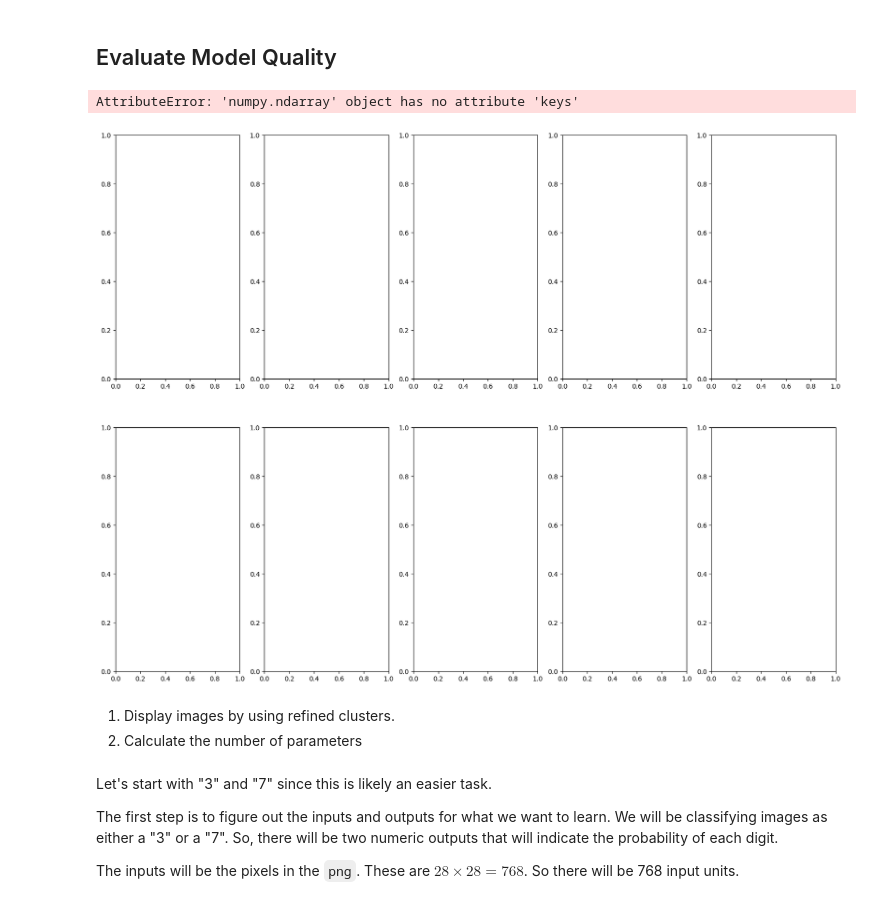
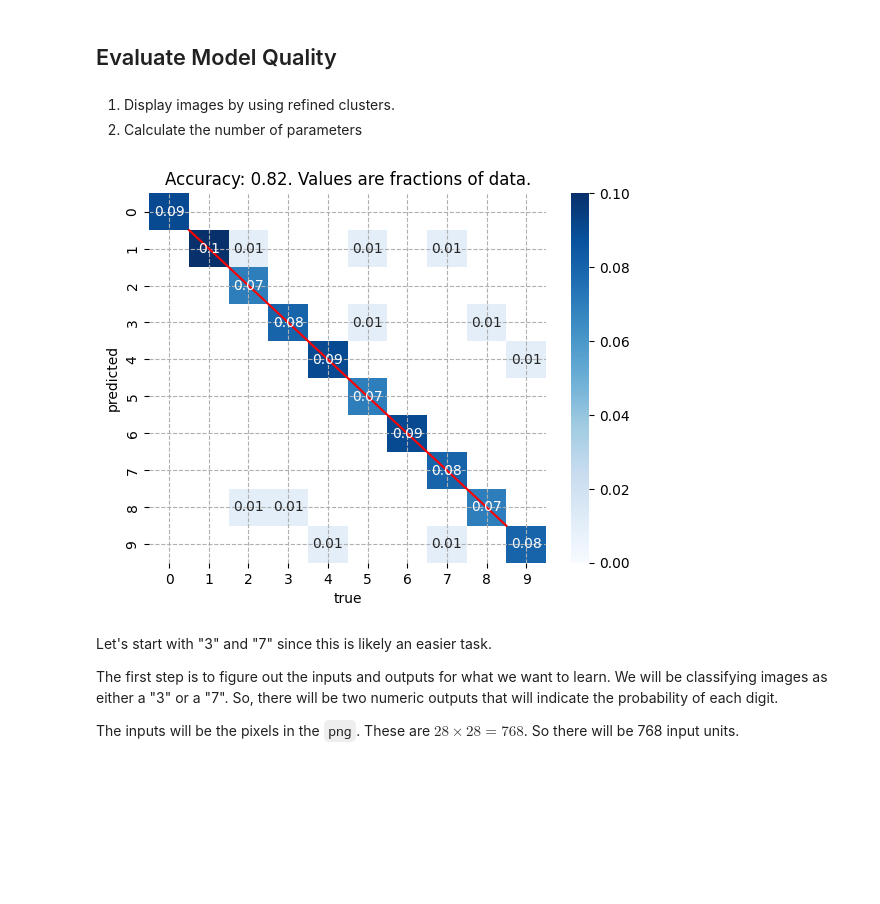
Before and after one commit to joseph-hellerstein/keras, a Jupyter notebook: notebooks/model_selection_evaluation_pt1.ipynb, the cells around one changed output. Saved outputs shown, nothing was run; the diff lists cells and outputs as text; code cells hidden in the pictures; blank space fills up the shorter version.

```diff
--- a/notebooks/model_selection_evaluation_pt1.ipynb
+++ b/notebooks/model_selection_evaluation_pt1.ipynb
@@ -834,9 +822,3 @@ kmeans =  plotDigitClassSizes(sizes=[10], is_plot=False)
-# %%
-dct = {n: kmeans[2].cluster_centers_[n] for n in range(10)}
-displayImage(dct)
-# %% [output]
-AttributeError: 'numpy.ndarray' object has no attribute 'keys'
-[figure, removed]
 # %% [markdown]
 1. Display images by using refined clusters.
 1. Calculate the number of parameters
@@ -844,8 +826,10 @@ AttributeError: 'numpy.ndarray' object has no attribute 'keys'
 util.makeDigitDirs(train_count=1000, sub_dirs=range(10))
 X_testing, y_testing = makeDigitData(cn.TESTING)
 # %%
-y_pred = predictIdeal(X_testing, mean_dct=MEAN_DCT)
+y_pred = predictIdeal(X_testing, dcts=FITTED_DCTS)
 plotConfusionMatrix(y_testing, y_pred)
+# %% [output]
+[figure, added]
 # %% [markdown]
 Let's start with "3" and "7" since this is likely an easier task.
 
```
Also changed, not shown: parts of 45 cells of this notebook, 3 other files.
